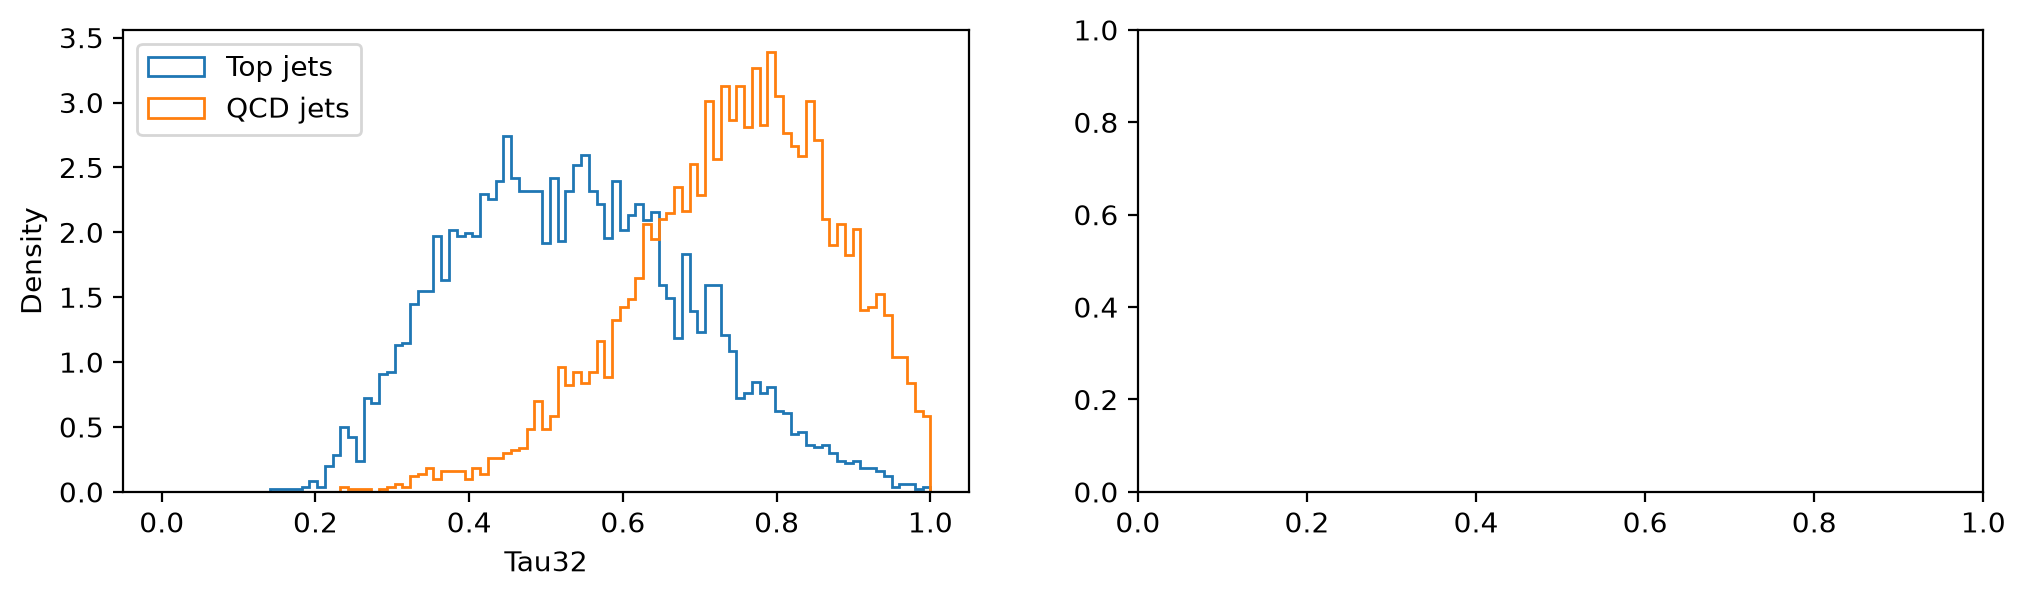
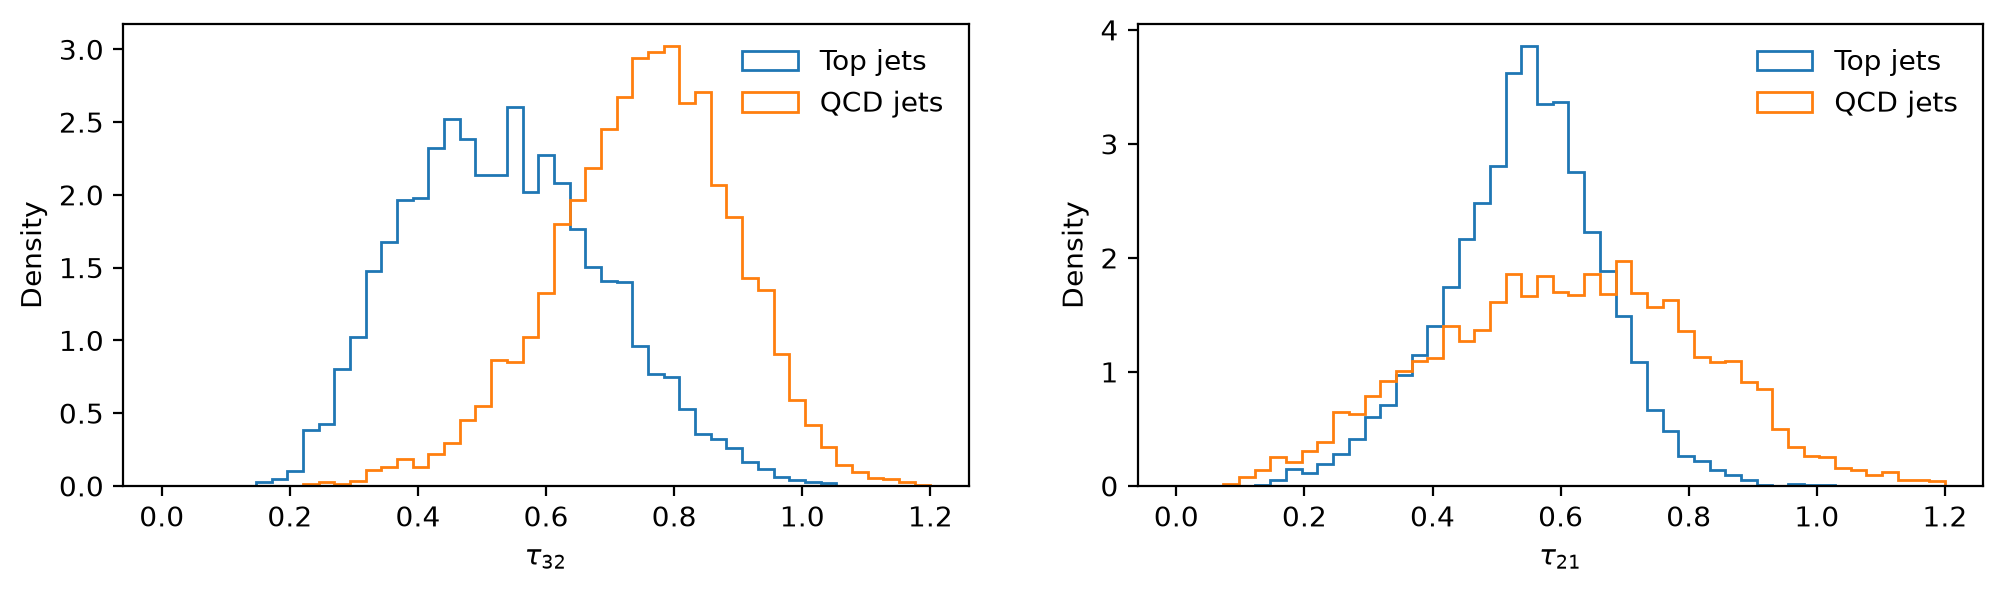
Unified diff of the notebook cell whose output changed from the first chart to the second:
--- before
+++ after
@@ -5,10 +5,15 @@
 is_top = df["label"] == 1
 
-hist_kwargs = dict(bins=np.linspace(0, 1, 100), histtype="step", density=True)
+hist_kwargs = dict(bins=np.linspace(0, 1.2, 50), histtype="step", density=True)
 
 ax[0].hist(substructure_output["tau32"][is_top], **hist_kwargs, label="Top jets")
 ax[0].hist(substructure_output["tau32"][~is_top], **hist_kwargs, label="QCD jets")
-ax[0].set_xlabel("Tau32")
+ax[0].set_xlabel("$\\tau_{32}$")
 ax[0].set_ylabel("Density")
-ax[0].legend()
+ax[0].legend(frameon=False, ncol=1)
+ax[1].hist(substructure_output["tau21"][is_top], **hist_kwargs, label="Top jets")
+ax[1].hist(substructure_output["tau21"][~is_top], **hist_kwargs, label="QCD jets")
+ax[1].set_xlabel("$\\tau_{21}$")
+ax[1].set_ylabel("Density")
+ax[1].legend(frameon=False, ncol=1)
 plt.show()

Commit: Also add `tau21` plot